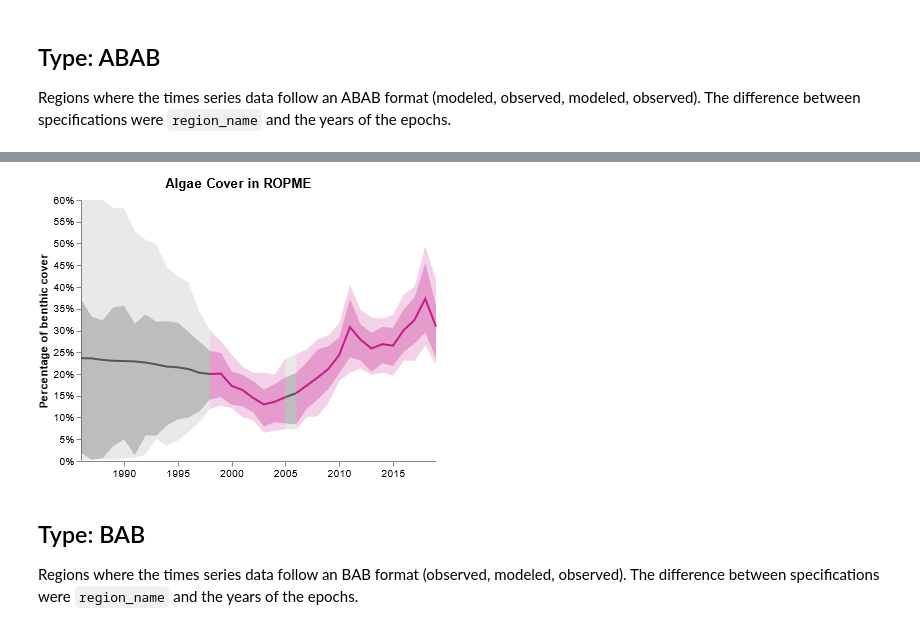
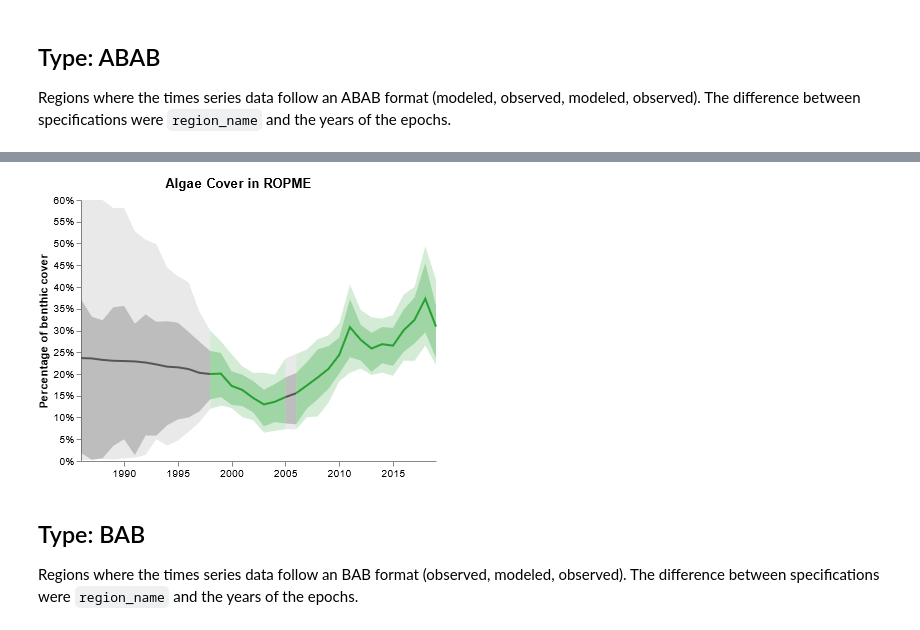
Before and after one commit to pkerins/wri-projects, a Jupyter notebook: ocean-watch/coral/visualizations/algae-cover.ipynb, the cells around one changed output, grey strips where cells are left out. Drawn from its saved outputs; the diff is of its cells as text; code cells hidden in the pictures.

```diff
--- a/ocean-watch/coral/visualizations/algae-cover.ipynb
+++ b/ocean-watch/coral/visualizations/algae-cover.ipynb
@@ -232,7 +232,7 @@ spec=json.loads("""
               "x": {"scale": "xscale", "field": "year"},
               "y": {"scale": "yscale", "field": "lower_95"},
               "y2": {"scale": "yscale", "field": "upper_95"},
-              "fill": {"value": "#c51b8a"},
+              "fill": {"value": "#26a031"},
               "fillOpacity": {"value": 0.2},
               "tooltip": {
                 "signal": "{title:'Algae Cover', 'Region':datum.gcrmn_reg, 'Year':timeFormat(datum.year,'%Y'), 'Cover':format(datum.value,'.2%'), '80% Confidence':format(datum.lower_80*100,'.1f')+'–'+format(datum.upper_80*100,'.1f')+'%', '95% Confidence':format(datum.lower_95*100,'.1f')+'–'+format(datum.upper_95*100,'.1f')+'%', 'Method':(datum.measured ? 'Mean of observations' : 'Modeled')}"
@@ -252,7 +252,7 @@ spec=json.loads("""
               "x": {"scale": "xscale", "field": "year"},
               "y": {"scale": "yscale", "field": "lower_80"},
               "y2": {"scale": "yscale", "field": "upper_80"},
-              "fill": {"value": "#c51b8a"},
+              "fill": {"value": "#26a031"},
               "fillOpacity": {"value": 0.3},
               "tooltip": {
                 "signal": "{title:'Algae Cover', 'Region':datum.gcrmn_reg, 'Year':timeFormat(datum.year,'%Y'), 'Cover':format(datum.value,'.2%'), '80% Confidence':format(datum.lower_80*100,'.1f')+'–'+format(datum.upper_80*100,'.1f')+'%', '95% Confidence':format(datum.lower_95*100,'.1f')+'–'+format(datum.upper_95*100,'.1f')+'%', 'Method':(datum.measured ? 'Mean of observations' : 'Modeled')}"
@@ -271,7 +271,7 @@ spec=json.loads("""
             "update": {
               "x": {"scale": "xscale", "field": "year"},
               "y": {"scale": "yscale", "field": "value"},
-              "stroke": {"value": "#c51b8a"},
+              "stroke": {"value": "#26a031"},
               "tooltip": {
                 "signal": "{title:'Algae Cover', 'Region':datum.gcrmn_reg, 'Year':timeFormat(datum.year,'%Y'), 'Cover':format(datum.value,'.2%'), '80% Confidence':format(datum.lower_80*100,'.1f')+'–'+format(datum.upper_80*100,'.1f')+'%', '95% Confidence':format(datum.lower_95*100,'.1f')+'–'+format(datum.upper_95*100,'.1f')+'%', 'Method':(datum.measured ? 'Mean of observations' : 'Modeled')}"
               }
@@ -502,7 +502,7 @@ spec=json.loads("""
               "x": {"scale": "xscale", "field": "year"},
               "y": {"scale": "yscale", "field": "lower_95"},
               "y2": {"scale": "yscale", "field": "upper_95_ceiling"},
-              "fill": {"value": "#c51b8a"},
+              "fill": {"value": "#26a031"},
               "fillOpacity": {"value": 0.2},
               "tooltip": {
                 "signal": "{title:'Algae Cover', 'Region':datum.gcrmn_reg, 'Year':timeFormat(datum.year,'%Y'), 'Cover':format(datum.value,'.2%'), '80% Confidence':format(datum.lower_80*100,'.1f')+'–'+format(datum.upper_80*100,'.1f')+'%', '95% Confidence':format(datum.lower_95*100,'.1f')+'–'+format(datum.upper_95*100,'.1f')+'%', 'Method':(datum.measured ? 'Mean of observations' : 'Modeled')}"
@@ -522,7 +522,7 @@ spec=json.loads("""
               "x": {"scale": "xscale", "field": "year"},
               "y": {"scale": "yscale", "field": "lower_80"},
               "y2": {"scale": "yscale", "field": "upper_80"},
-              "fill": {"value": "#c51b8a"},
+              "fill": {"value": "#26a031"},
               "fillOpacity": {"value": 0.3},
               "tooltip": {
                 "signal": "{title:'Algae Cover', 'Region':datum.gcrmn_reg, 'Year':timeFormat(datum.year,'%Y'), 'Cover':format(datum.value,'.2%'), '80% Confidence':format(datum.lower_80*100,'.1f')+'–'+format(datum.upper_80*100,'.1f')+'%', '95% Confidence':format(datum.lower_95*100,'.1f')+'–'+format(datum.upper_95*100,'.1f')+'%', 'Method':(datum.measured ? 'Mean of observations' : 'Modeled')}"
@@ -541,7 +541,7 @@ spec=json.loads("""
             "update": {
               "x": {"scale": "xscale", "field": "year"},
               "y": {"scale": "yscale", "field": "value"},
-              "stroke": {"value": "#c51b8a"},
+              "stroke": {"value": "#26a031"},
               "tooltip": {
                 "signal": "{title:'Algae Cover', 'Region':datum.gcrmn_reg, 'Year':timeFormat(datum.year,'%Y'), 'Cover':format(datum.value,'.2%'), '80% Confidence':format(datum.lower_80*100,'.1f')+'–'+format(datum.upper_80*100,'.1f')+'%', '95% Confidence':format(datum.lower_95*100,'.1f')+'–'+format(datum.upper_95*100,'.1f')+'%', 'Method':(datum.measured ? 'Mean of observations' : 'Modeled')}"
               }
@@ -672,7 +672,7 @@ spec=json.loads("""
               "x": {"scale": "xscale", "field": "year"},
               "y": {"scale": "yscale", "field": "lower_95"},
               "y2": {"scale": "yscale", "field": "upper_95_ceiling"},
-              "fill": {"value": "#c51b8a"},
+              "fill": {"value": "#26a031"},
               "fillOpacity": {"value": 0.2},
               "tooltip": {
                 "signal": "{title:'Algae Cover', 'Region':datum.gcrmn_reg, 'Year':timeFormat(datum.year,'%Y'), 'Cover':format(datum.value,'.2%'), '80% Confidence':format(datum.lower_80*100,'.1f')+'–'+format(datum.upper_80*100,'.1f')+'%', '95% Confidence':format(datum.lower_95*100,'.1f')+'–'+format(datum.upper_95*100,'.1f')+'%', 'Method':(datum.measured ? 'Mean of observations' : 'Modeled')}"
@@ -692,7 +692,7 @@ spec=json.loads("""
               "x": {"scale": "xscale", "field": "year"},
               "y": {"scale": "yscale", "field": "lower_80"},
               "y2": {"scale": "yscale", "field": "upper_80"},
-              "fill": {"value": "#c51b8a"},
+              "fill": {"value": "#26a031"},
               "fillOpacity": {"value": 0.3},
               "tooltip": {
                 "signal": "{title:'Algae Cover', 'Region':datum.gcrmn_reg, 'Year':timeFormat(datum.year,'%Y'), 'Cover':format(datum.value,'.2%'), '80% Confidence':format(datum.lower_80*100,'.1f')+'–'+format(datum.upper_80*100,'.1f')+'%', '95% Confidence':format(datum.lower_95*100,'.1f')+'–'+format(datum.upper_95*100,'.1f')+'%', 'Method':(datum.measured ? 'Mean of observations' : 'Modeled')}"
@@ -701,35 +701,35 @@ spec=json.loads("""
             "hover": {
               "fill": {"value": "#bb6633"},
               "fillOpacity": {"value": 0.7}
             }
           }
         },
         {
           "type": "line",
           "from": {"data": "ac_obs_b"},
           "encode": {
             "update": {
               "x": {"scale": "xscale", "field": "year"},
               "y": {"scale": "yscale", "field": "value"},
-              "stroke": {"value": "#c51b8a"},
+              "stroke": {"value": "#26a031"},
               "tooltip": {
                 "signal": "{title:'Algae Cover', 'Region':datum.gcrmn_reg, 'Year':timeFormat(datum.year,'%Y'), 'Cover':format(datum.value,'.2%'), '80% Confidence':format(datum.lower_80*100,'.1f')+'–'+format(datum.upper_80*100,'.1f')+'%', '95% Confidence':format(datum.lower_95*100,'.1f')+'–'+format(datum.upper_95*100,'.1f')+'%', 'Method':(datum.measured ? 'Mean of observations' : 'Modeled')}"
               }
             },
             "hover": {"stroke": {"value": "#bb6633"}}
           }
         }
       ]
     }
   ]
 }
 """)
 vega_view=dict(spec)
 vega_view['width']=widget_width
 vega_view['height']=widget_height
 Vega(vega_view)
 # %% [output]
-[figure, old version]
+[figure, new version]
 # %% [markdown]
 ## Type: BAB
 Regions where the times series data follow an BAB format (observed, modeled, observed). The difference between specifications were `region_name` and the years of the epochs.
```
Also changed, not shown: parts of 16 cells of this notebook, 1 other file.
